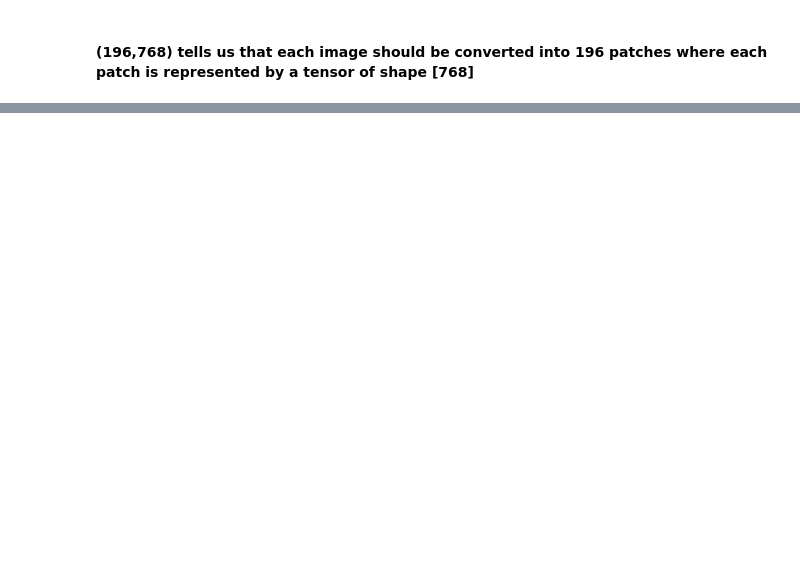
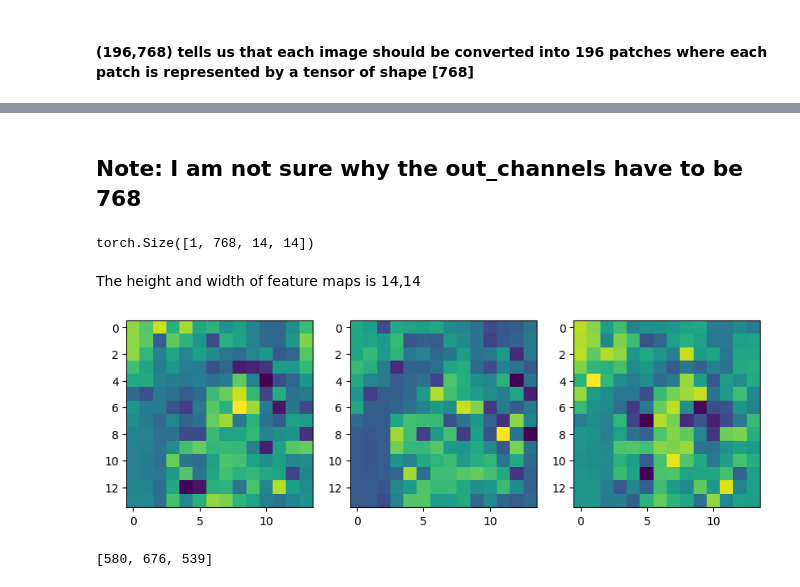
Before and after one commit to ysurs/Vit, a Jupyter notebook: ViT_paper_experimentation.ipynb, the cells around one changed output, grey strips where cells are left out. Drawn from its saved outputs; the diff is of its cells as text; code cells hidden in the pictures; blank space fills up the shorter version.

```diff
--- a/ViT_paper_experimentation.ipynb
+++ b/ViT_paper_experimentation.ipynb
@@ -280,0 +318,30 @@ torch.Size([224, 224, 3])
+# %%
+conv=nn.Conv2d(in_channels=3,out_channels=768,padding=0,kernel_size=patch_size,stride=patch_size)
+# %% [markdown]
+## Note: I am not sure why the out_channels have to be 768
+# %%
+# Pass the image through the convolutional layer
+image_out_of_conv = conv(images_batch[0].unsqueeze(0)) # add a single batch dimension (height, width, color_channels) -> (batch, height, width, color_channels)
+print(image_out_of_conv.shape)
+# %% [output]
+torch.Size([1, 768, 14, 14])
+# %% [markdown]
+The height and width of feature maps is 14,14
+# %%
+## Lets visualize some feature maps
+
+import random
+
+random_indices=random.sample(range(0,767),3)
+
+fig,axes=plt.subplots(nrows=1,ncols=3, figsize=(10,10))
+
+for i, idx in enumerate(random_indices):
+  feature_map=image_out_of_conv[:,idx,:,:].squeeze().detach().numpy()
+  axes[i].imshow(feature_map)
+# %% [output]
+[figure, added]
+# %%
+random_indices
+# %% [output]
+[580, 676, 539]
```
Also changed, not shown: parts of 20 cells of this notebook.
